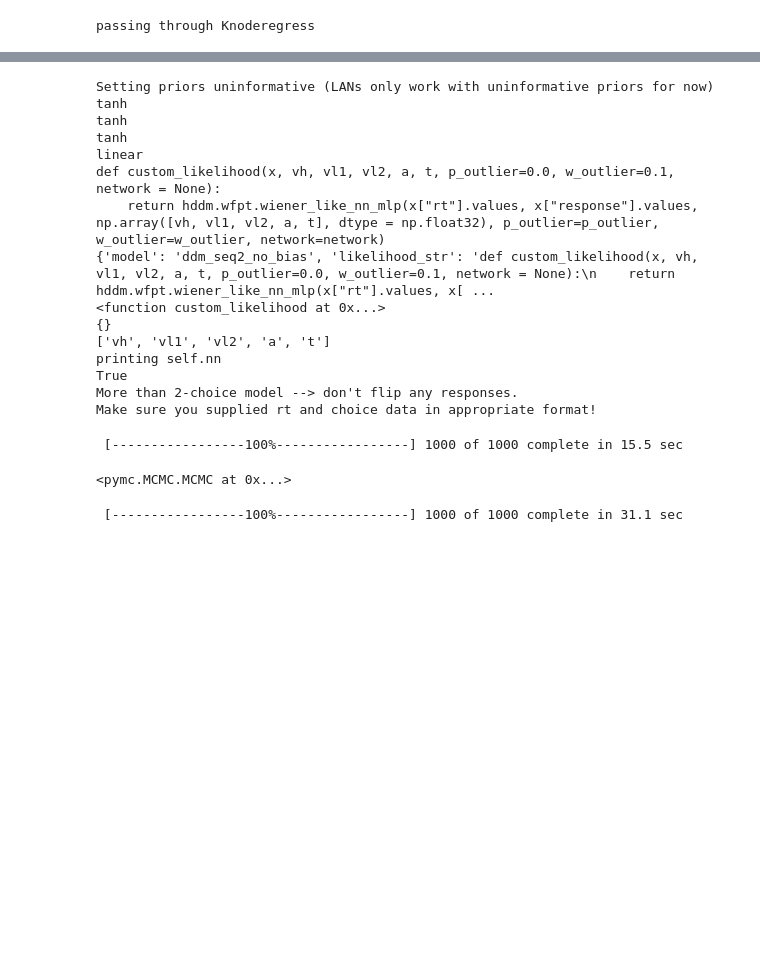
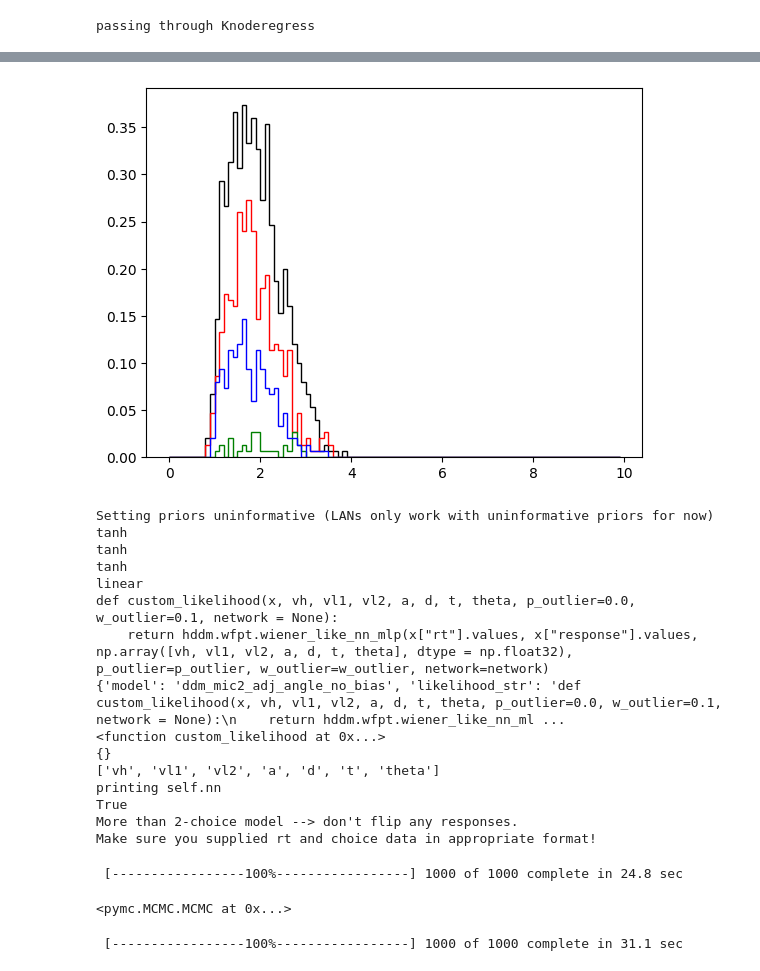
Before and after one commit to AlexanderFengler/LAN_scripts, a Jupyter notebook: hddm_tests.ipynb, the cells around one changed output, grey strips where cells are left out. Drawn from its saved outputs; the diff is of its cells as text; code cells hidden in the pictures; blank space fills up the shorter version.

```diff
--- a/hddm_tests.ipynb
+++ b/hddm_tests.ipynb
@@ -24,6 +272,13 @@ from statsmodels.distributions.empirical_distribution import ECDF
 # %%
 # Metadata
 nmcmc = 1000
-model = 'ddm_seq2_no_bias'
-n_samples = 1000
-includes = hddm.simulators.model_config[model]['hddm_include'] # Note, this makes sure you include all parameters which is not necessary ! You could also instead include fewer parameters.
+#model = 'race_no_bias_4'
+model = 'ddm_mic2_adj_angle_no_bias'
+n_samples = 1500
+includes = hddm.model_config.model_config[model]['hddm_include'].copy() # Note, this makes sure you include all parameters which is not necessary ! You could also instead include fewer parameters.
+
+# # Drop some includes
+# includes.remove('z')
+# #includes.remove('g')
+# #includes.remove('b')
+# includes.remove('t')
@@ -148,13 +349,24 @@ NameError: name 'hddmnn_torch_model' is not defined
+# %%
+color = ['black', 'red', 'green', 'blue']
+cnt = 0
+
+for c in [0, 1, 2, 3]:
+    choice_prop = data['rt'][data['response'] == c].shape[0] / data['rt'].shape[0]
+    weights = np.tile(( 1 / 0.1 ) / n_samples , reps = data['rt'][data['response'] == c].shape[0])
+    plt.hist(data['rt'][data['response'] == c], range = (0, 10), bins = np.arange(0, 10, 0.1), weights = weights, histtype = 'step', color = color[c])
+
+plt.show()
+# %% [output]
+[figure, added]
 # %%
 # Define the HDDM model
-hddmnn_torch_model = hddm.HDDMnn(data_single_s[0],
-                           informative = False,
-                           include = includes,
-                           p_outlier = 0.0,
-                           w_outlier = 0.01,
-                           model = model,
-                           network_type = 'torch_mlp')
-
+hddmnn_torch_model = hddm.HDDMnn(data,
+                                 informative = False,
+                                 include = includes,
+                                 p_outlier = 0.0,
+                                 w_outlier = 0.01,
+                                 model = model,
+                                 network_type = 'torch_mlp')
 
 # Define the HDDM model
 # hddmnn_keras_model = hddm.HDDMnn(data,
@@ -177,22 +389,22 @@ tanh
 tanh
 tanh
 linear
-def custom_likelihood(x, vh, vl1, vl2, a, t, p_outlier=0.0, w_outlier=0.1, network = None):
-    return hddm.wfpt.wiener_like_nn_mlp(x["rt"].values, x["response"].values, np.array([vh, vl1, vl2, a, t], dtype = np.float32), p_outlier=p_outlier, w_outlier=w_outlier, network=network)
-{'model': 'ddm_seq2_no_bias', 'likelihood_str': 'def custom_likelihood(x, vh, vl1, vl2, a, t, p_outlier=0.0, w_outlier=0.1, network = None):\n    return hddm.wfpt.wiener_like_nn_mlp(x["rt"].values, x[ ...
+def custom_likelihood(x, vh, vl1, vl2, a, d, t, theta, p_outlier=0.0, w_outlier=0.1, network = None):
+    return hddm.wfpt.wiener_like_nn_mlp(x["rt"].values, x["response"].values, np.array([vh, vl1, vl2, a, d, t, theta], dtype = np.float32), p_outlier=p_outlier, w_outlier=w_outlier, network=network)
+{'model': 'ddm_mic2_adj_angle_no_bias', 'likelihood_str': 'def custom_likelihood(x, vh, vl1, vl2, a, d, t, theta, p_outlier=0.0, w_outlier=0.1, network = None):\n    return hddm.wfpt.wiener_like_nn_ml ...
 <function custom_likelihood at 0x...>
 {}
-['vh', 'vl1', 'vl2', 'a', 't']
+['vh', 'vl1', 'vl2', 'a', 'd', 't', 'theta']
 printing self.nn
 True
 More than 2-choice model --> don't flip any responses.
 Make sure you supplied rt and choice data in appropriate format!
 # %%
 # Sample torch
-hddmnn_torch_model.sample(nmcmc,
+hddmnn_torch_model.sample(1000,
                           burn = 100)
 # %% [output]
- [-----------------100%-----------------] 1000 of 1000 complete in 15.5 sec
+ [-----------------100%-----------------] 1000 of 1000 complete in 24.8 sec
 <pymc.MCMC.MCMC at 0x...>
 # %%
 # Sample torch
```
Also changed, not shown: parts of 35 cells of this notebook, 8 other files.
